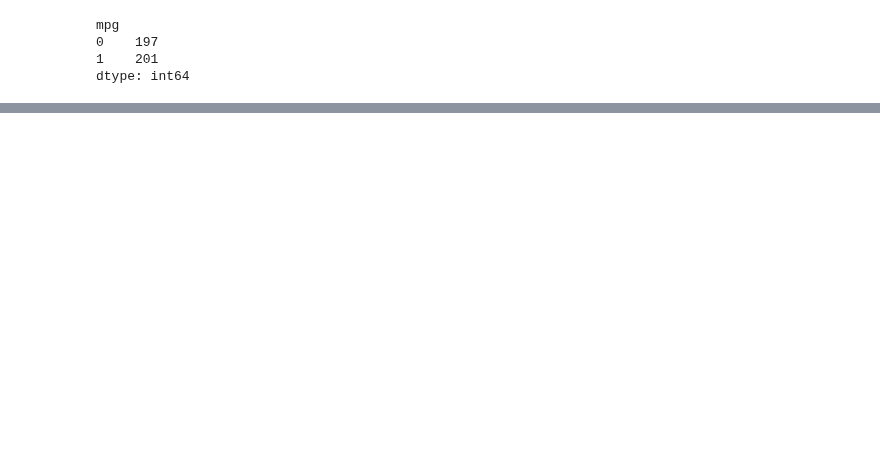
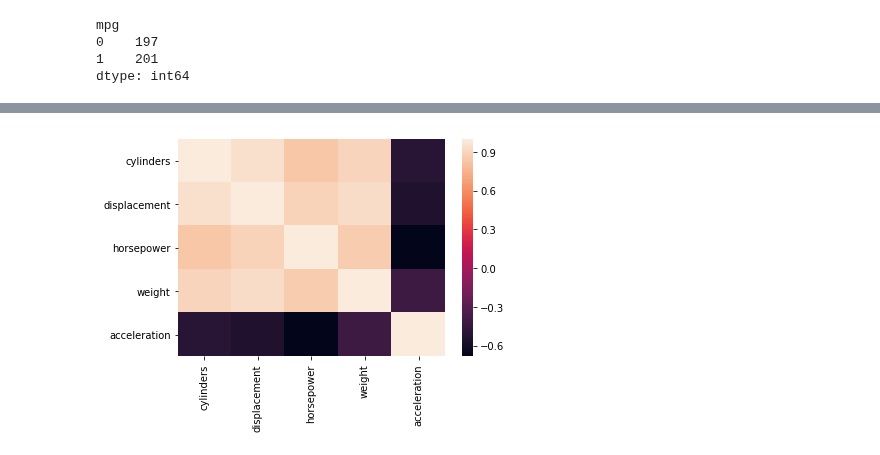
Before and after one commit to LucasSugi/data-science, a Jupyter notebook: exercicio_5/Auto.ipynb, the cells around one changed output, grey strips where cells are left out. Saved outputs shown, nothing was run; the diff lists cells and outputs as text; code cells hidden in the pictures; blank space fills up the shorter version.

```diff
--- a/exercicio_5/Auto.ipynb
+++ b/exercicio_5/Auto.ipynb
@@ -100,0 +145,9 @@ plt.show()
+# %%
+#Matriz de correlação
+corr =  cars2.iloc[:,1:6].corr()
+
+#Heatmap
+sns.heatmap(corr)
+plt.show()
+# %% [output]
+[figure, added]
```
Also changed, not shown: parts of 20 cells of this notebook.
